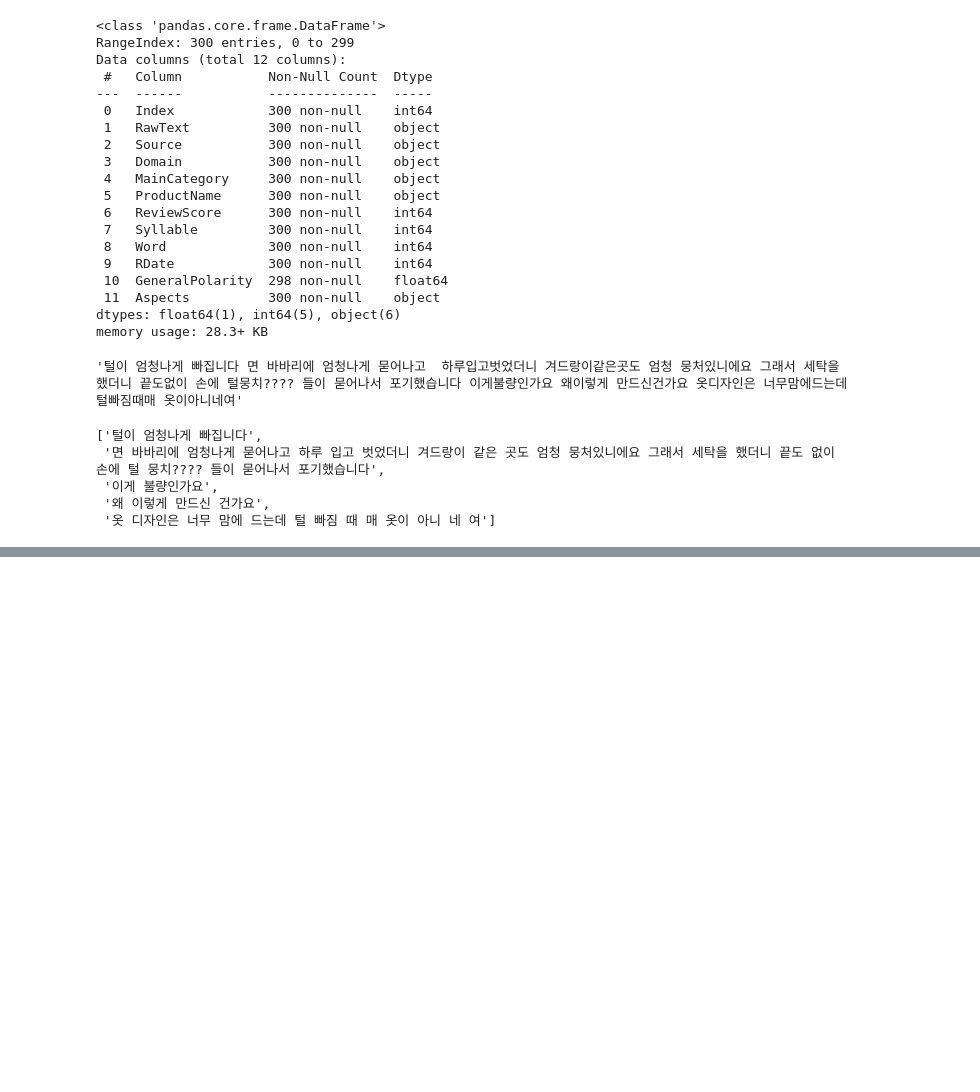
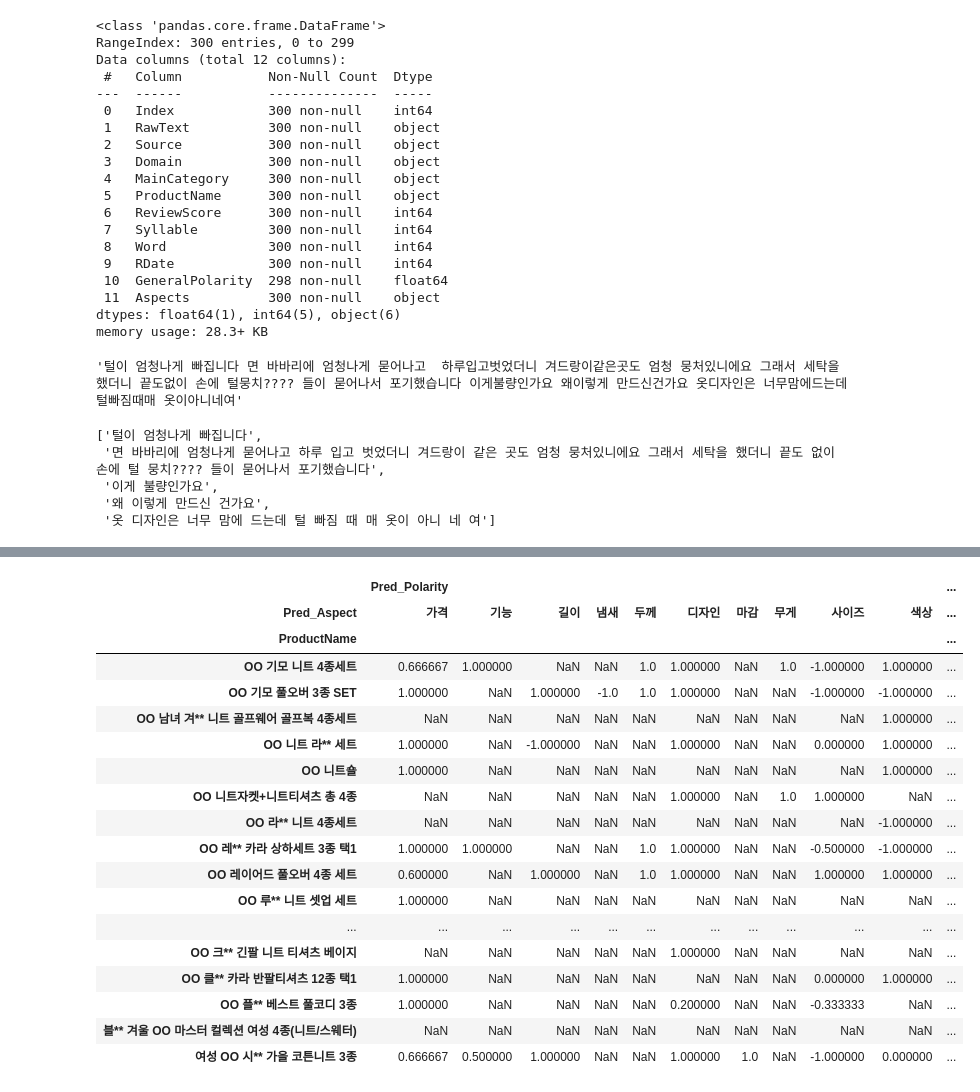
Before and after one commit to bsmoon-86/multicam_11, a Jupyter notebook: 20260604/04_review.ipynb, the cells around one changed output, grey strips where cells are left out. Drawn from its saved outputs; the diff is of its cells as text; code cells hidden in the pictures; blank space fills up the shorter version.

```diff
--- a/20260604/04_review.ipynb
+++ b/20260604/04_review.ipynb
@@ -417,0 +781,24 @@ for idx, raw in enumerate(raw_list):
+# %%
+# df에서 그룹화를 ProdictName, Pred_Aspect기준으로 그룹화를 하고 Pred_Polarity 의 평균
+df[ ['ProductName', 'Pred_Aspect', 'Pred_Polarity'] ]\
+    .groupby(['ProductName', 'Pred_Aspect']).mean().unstack()
+# %% [output]
+|  | Pred_Polarity |  |  |  |  |  |  |  |  |  | ... |
+| Pred_Aspect | 가격 | 기능 | 길이 | 냄새 | 두께 | 디자인 | 마감 | 무게 | 사이즈 | 색상 | ... |
+| ProductName |  |  |  |  |  |  |  |  |  |  | ... |
+| OO 기모 니트 4종세트 | 0.666667 | 1.000000 | NaN | NaN | 1.0 | 1.000000 | NaN | 1.0 | -1.000000 | 1.000000 | ... |
+| OO 기모 풀오버 3종 SET | 1.000000 | NaN | 1.000000 | -1.0 | 1.0 | 1.000000 | NaN | NaN | -1.000000 | -1.000000 | ... |
+| OO 남녀 겨** 니트 골프웨어 골프복 4종세트 | NaN | NaN | NaN | NaN | NaN | NaN | NaN | NaN | NaN | 1.000000 | ... |
+| OO 니트 라** 세트 | 1.000000 | NaN | -1.000000 | NaN | NaN | 1.000000 | NaN | NaN | 0.000000 | 1.000000 | ... |
+| OO 니트숄 | 1.000000 | NaN | NaN | NaN | NaN | NaN | NaN | NaN | NaN | 1.000000 | ... |
+| OO 니트자켓+니트티셔츠 총 4종 | NaN | NaN | NaN | NaN | NaN | 1.000000 | NaN | 1.0 | 1.000000 | NaN | ... |
+| OO 라** 니트 4종세트 | NaN | NaN | NaN | NaN | NaN | NaN | NaN | NaN | NaN | -1.000000 | ... |
+| OO 레** 카라 상하세트 3종 택1 | 1.000000 | 1.000000 | NaN | NaN | 1.0 | 1.000000 | NaN | NaN | -0.500000 | -1.000000 | ... |
+| OO 레이어드 풀오버 4종 세트 | 0.600000 | NaN | 1.000000 | NaN | 1.0 | 1.000000 | NaN | NaN | 1.000000 | 1.000000 | ... |
+| OO 루** 니트 셋업 세트 | 1.000000 | NaN | NaN | NaN | NaN | NaN | NaN | NaN | NaN | NaN | ... |
+| ... | ... | ... | ... | ... | ... | ... | ... | ... | ... | ... | ... |
+| OO 크** 긴팔 니트 티셔츠 베이지 | NaN | NaN | NaN | NaN | NaN | 1.000000 | NaN | NaN | NaN | NaN | ... |
+| OO 클** 카라 반팔티셔츠 12종 택1 | 1.000000 | NaN | NaN | NaN | NaN | NaN | NaN | NaN | 0.000000 | 1.000000 | ... |
+| OO 플** 베스트 풀코디 3종 | 1.000000 | NaN | NaN | NaN | NaN | 0.200000 | NaN | NaN | -0.333333 | NaN | ... |
+| 블** 겨울 OO 마스터 컬렉션 여성 4종(니트/스웨터) | NaN | NaN | NaN | NaN | NaN | NaN | NaN | NaN | NaN | NaN | ... |
+| 여성 OO 시** 가을 코튼니트 3종 | 0.666667 | 0.500000 | 1.000000 | NaN | NaN | 1.000000 | 1.0 | NaN | -1.000000 | 0.000000 | ... |
```
Also changed, not shown: parts of 40 cells of this notebook, 1 other file.
